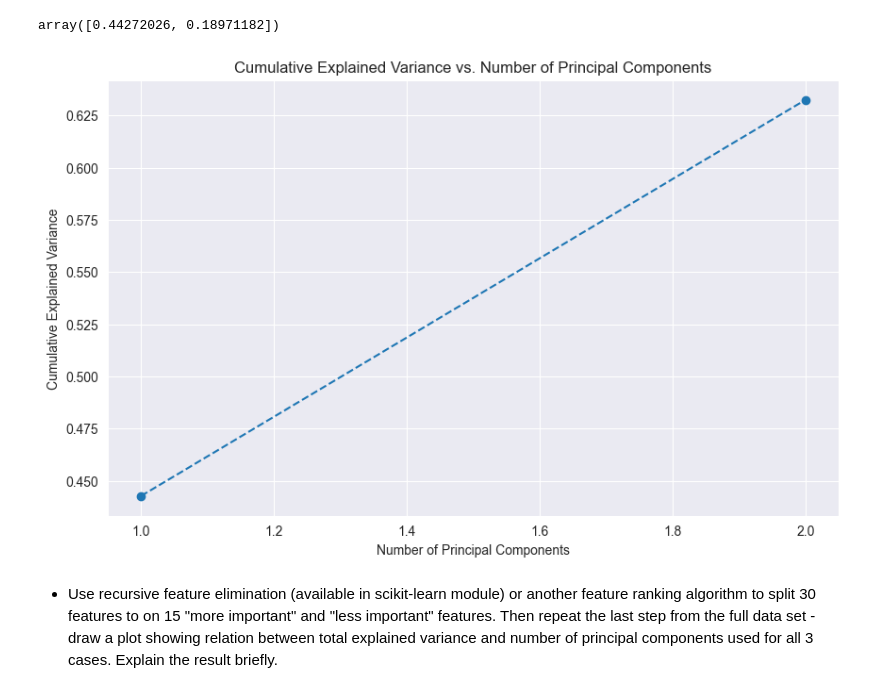
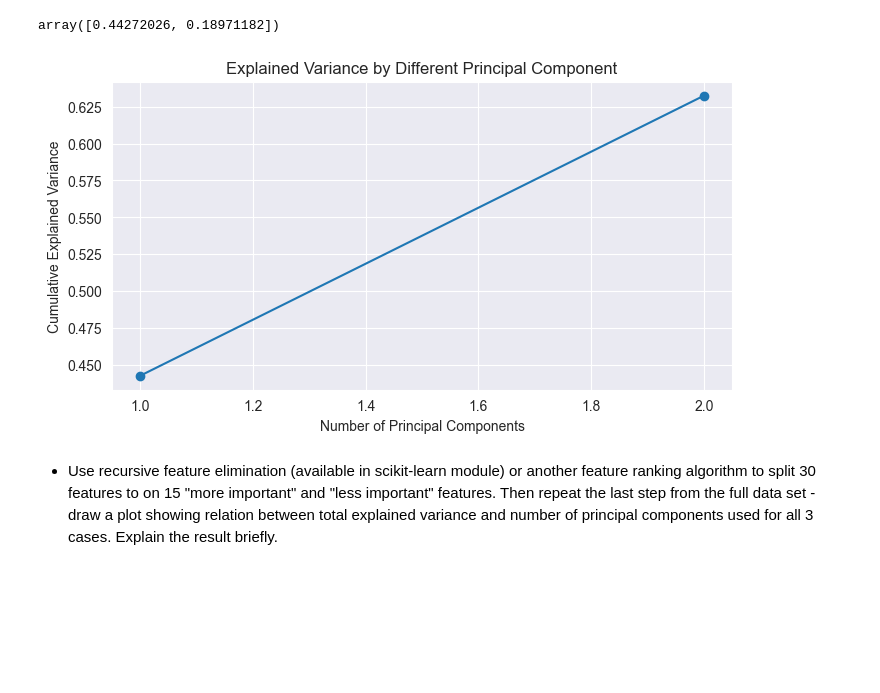
Before and after one commit to ksobczykR2DS/data-visualization-and-exploration, a Jupyter notebook: pca_kernelpca_lab.ipynb, the cells around one changed output. Drawn from its saved outputs; the diff is of its cells as text; code cells hidden in the pictures; blank space fills up the shorter version.

```diff
--- a/pca_kernelpca_lab.ipynb
+++ b/pca_kernelpca_lab.ipynb
@@ -327,16 +327,16 @@ array([0.44272026, 0.18971182])
 # %%
 # TODO
 cumulative_explained_variance = np.cumsum(explained_variance_ratio)
 
-plt.figure(figsize=(10, 6))
-plt.plot(range(1, len(cumulative_explained_variance) + 1), cumulative_explained_variance, marker='o', linestyle='--')
-plt.title('Cumulative Explained Variance vs. Number of Principal Components')
+plt.figure(figsize=(8, 4))
+plt.plot(range(1, len(cumulative_explained_variance) + 1), cumulative_explained_variance, marker='o')
+plt.title("Explained Variance by Different Principal Component")
 plt.xlabel('Number of Principal Components')
 plt.ylabel('Cumulative Explained Variance')
 plt.grid(True)
 plt.show()
 # %% [output]
-[figure, old version]
+[figure, new version]
 # %% [markdown]
 * Use recursive feature elimination (available in scikit-learn module) or another feature ranking algorithm to split 30 features to on 15 "more important" and "less important" features. Then repeat the last step from the full data set - draw a plot showing relation between total explained variance and number of principal components used for all 3 cases. Explain the result briefly.
 # %%
```
Also changed, not shown: parts of 4 cells of this notebook.
